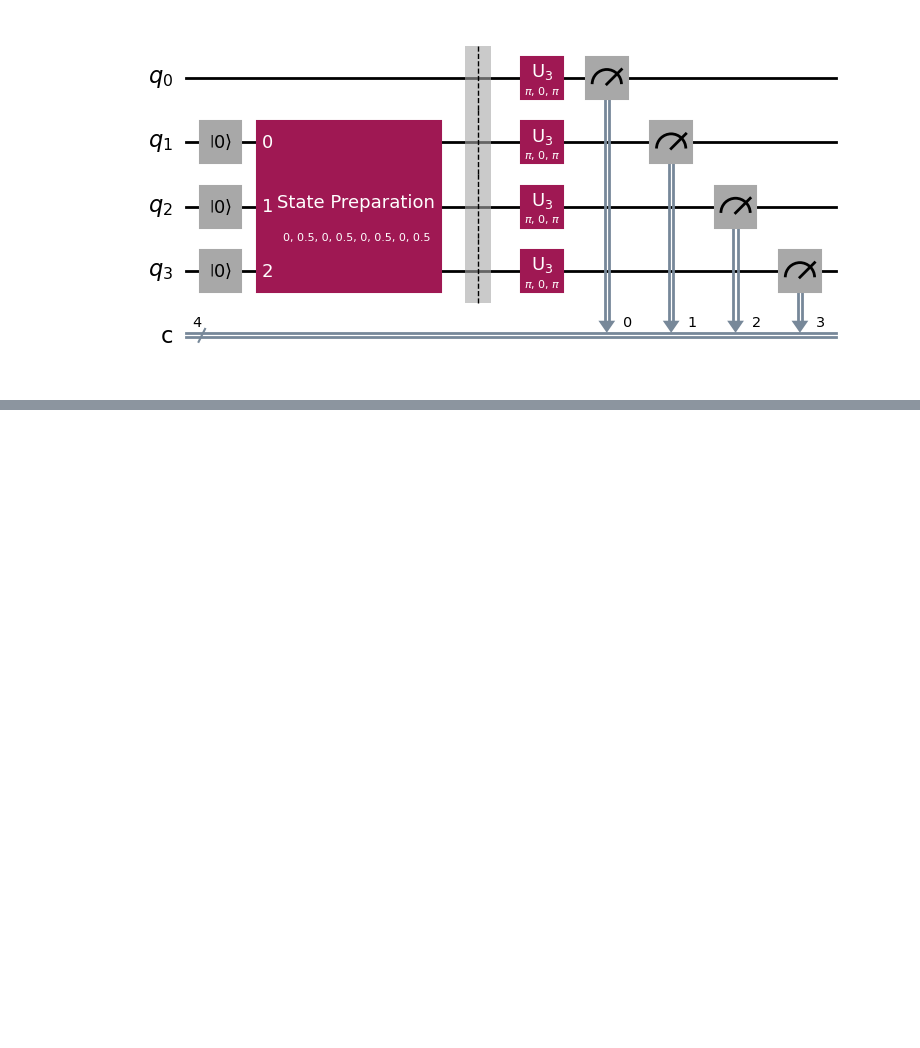
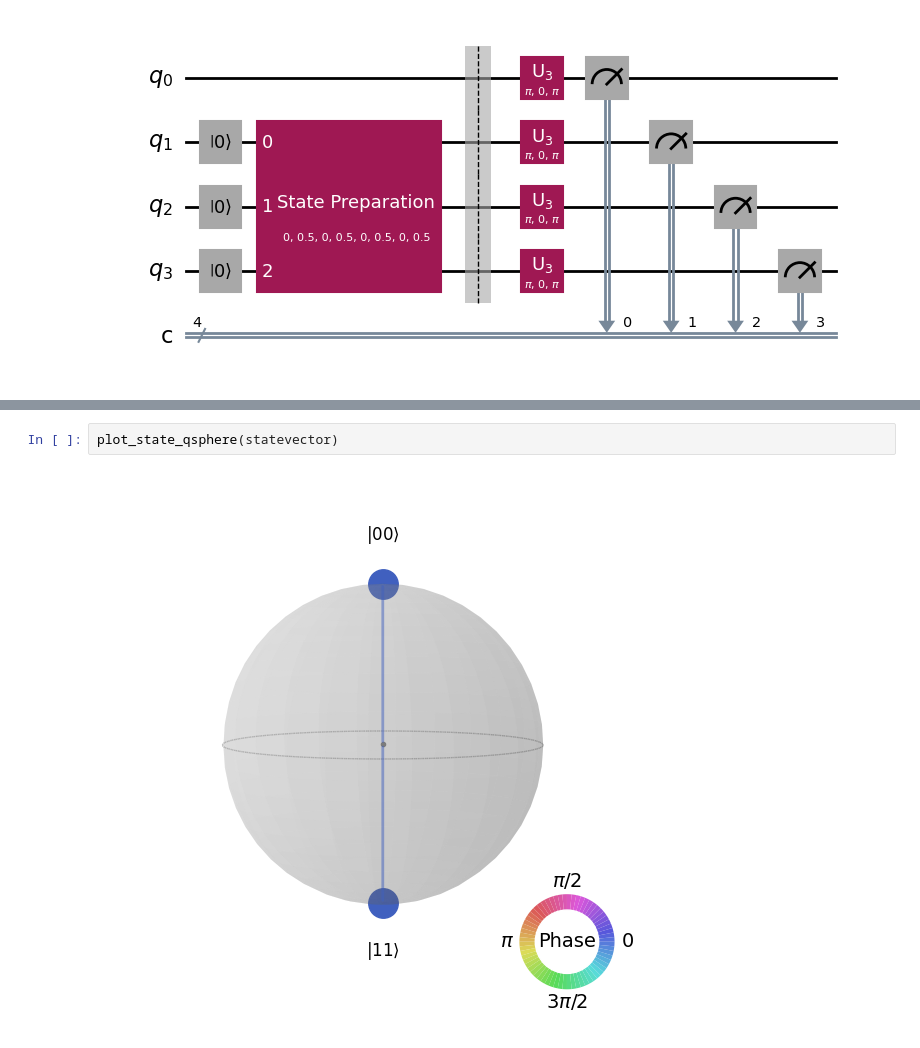
Before and after one commit to dipankardas011/Quantum-Coding, a Jupyter notebook: aer-package.ipynb, the cells around one changed output, grey strips where cells are left out. Saved outputs shown, nothing was run; the diff lists cells and outputs as text; blank space fills up the shorter version.

```diff
--- a/aer-package.ipynb
+++ b/aer-package.ipynb
@@ -182,0 +233,4 @@ plot_histogram(res.get_counts())
+# %%
+plot_state_qsphere(statevector)
+# %% [output]
+[figure, added]
```
Also changed, not shown: parts of 14 cells of this notebook.
